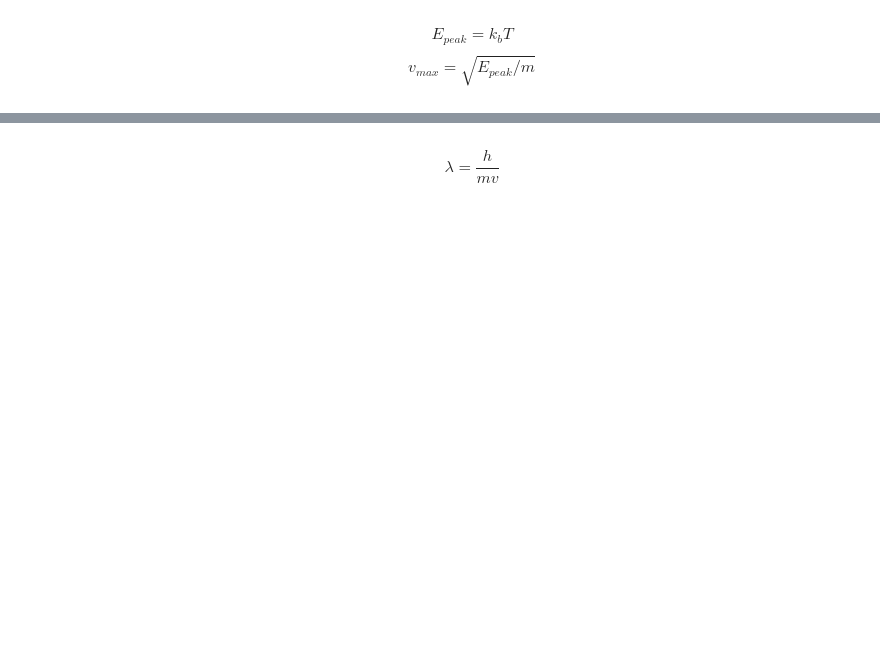
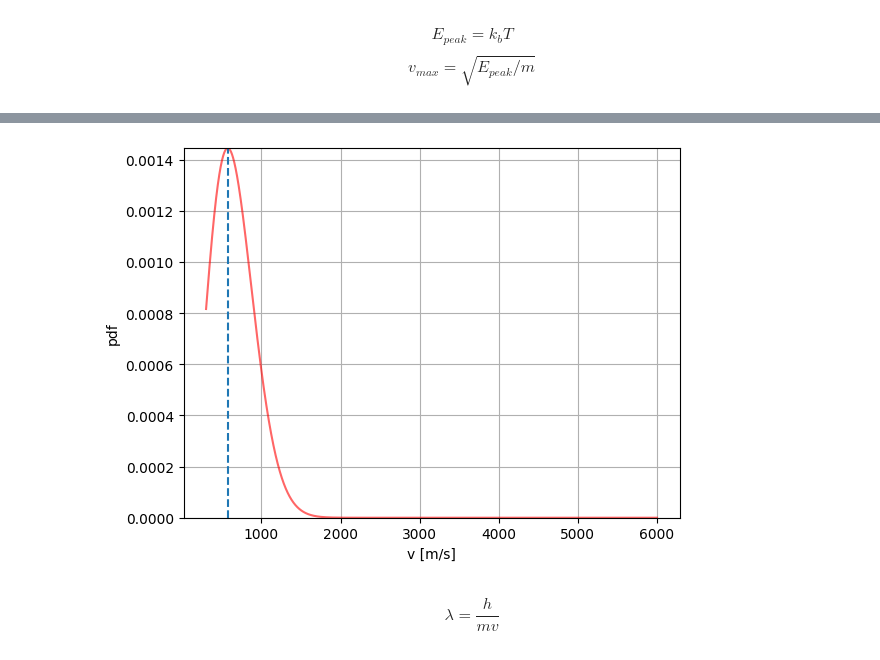
Before and after one commit to McStasMcXtrace/semsans, a Jupyter notebook: source-model.ipynb, the cells around one changed output, grey strips where cells are left out. Saved outputs shown, nothing was run; the diff lists cells and outputs as text; code cells hidden in the pictures; blank space fills up the shorter version.

```diff
--- a/source-model.ipynb
+++ b/source-model.ipynb
@@ -18,14 +23,16 @@ max_v
 # %%
 v = np.linspace(300,6000,10000)
 pdf_v = maxwell.pdf(v, scale=a)
 min_y = np.min(pdf_v)
 max_y = np.max(pdf_v)
 plt.plot(v, pdf_v, 'r-',alpha=0.6,label='maxwell pdf')
 plt.ylim(min_y,max_y)
 plt.xlabel('v [m/s]')
 plt.ylabel('pdf')
-plt.vlines(max_v, linestyles='--', ymin=min_y, ymax = max_y)
+plt.axvline(max_v, linestyle='--')
 plt.grid()
+# %% [output]
+[figure, added]
 # %% [markdown]
 $$\lambda = \frac{h}{mv}$$
 # %%
```
Also changed, not shown: parts of 12 cells of this notebook.
